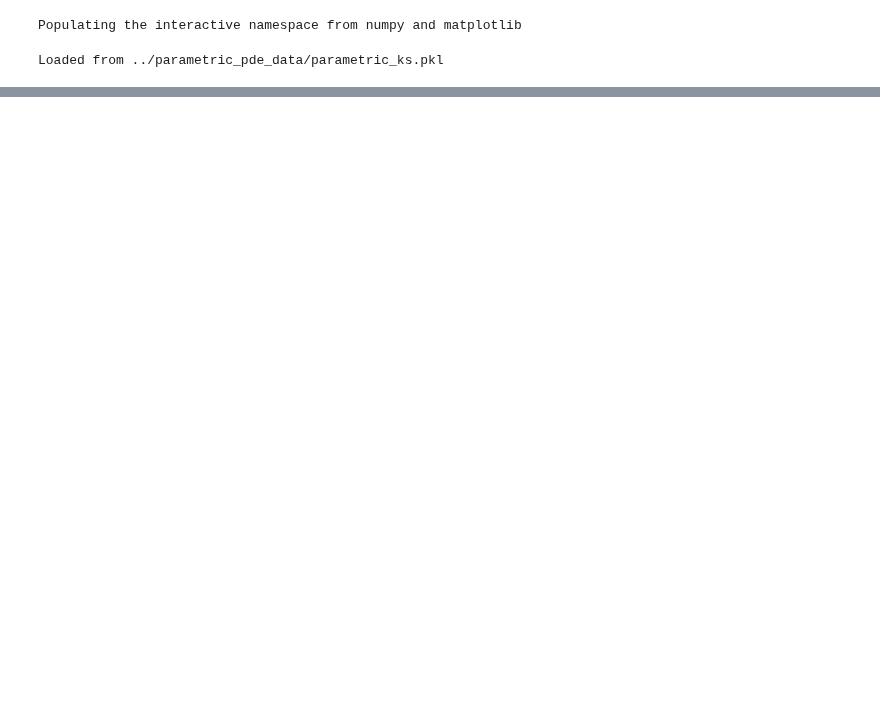
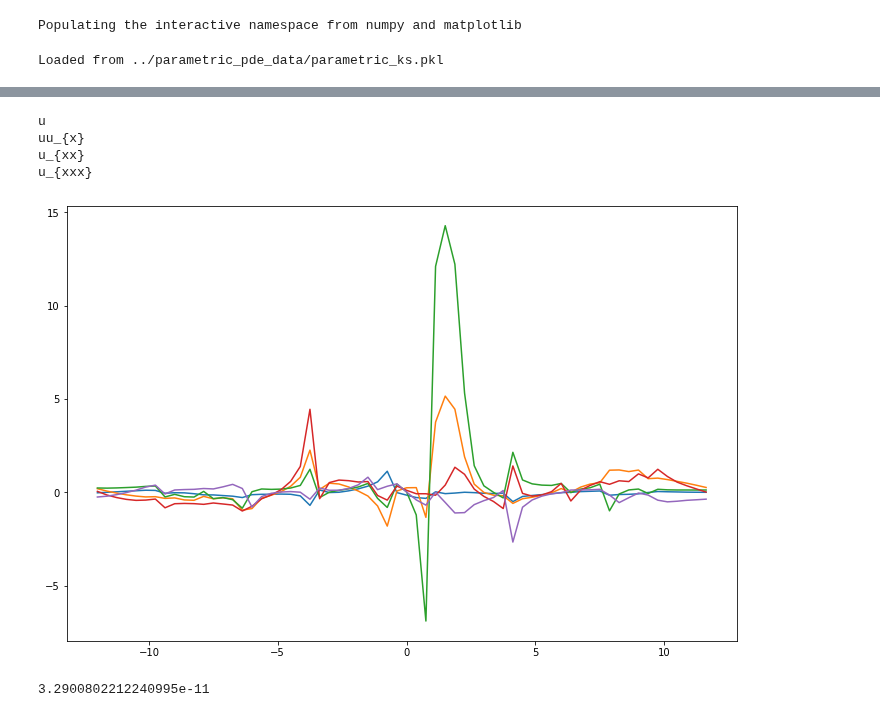
Before and after one commit to Pongpisit-Thanasutives/Multi-task-Physics-informed-neural-networks, a Jupyter notebook: inverse_parametric_ks/parametric_ks (without f & g).ipynb, the cells around one changed output, grey strips where cells are left out. Cells and saved outputs as stored; diff of their text form; code cells hidden in the pictures; blank space fills up the shorter version.

```diff
--- a/inverse_parametric_ks/parametric_ks (without f & g).ipynb
+++ b/inverse_parametric_ks/parametric_ks (without f & g).ipynb
@@ -161,0 +229,3 @@ legend(loc='center left', bbox_to_anchor=(1, 0.5), fontsize = 14)
+# %%
+dx = x[1]-x[0]
+dt = t[1]-t[0]
@@ -161,0 +245,16 @@ legend(loc='center left', bbox_to_anchor=(1, 0.5), fontsize = 14)
+# %%
+# Ut_ref, Theta_ref, rhs_des = build_linear_system(consider, dt, dx, D=4, P=3, time_diff = 'FD', space_diff = 'Fourier')
+Ut_ref, Theta_ref, rhs_des = build_linear_system(noisy(Exact[:, -64:]), dt, dx, D=4, P=3, time_diff = 'FD', space_diff = 'Fourier')
+# %%
+Theta_grouped = [real(Theta_ref[n*np.arange(m)+j,:]) for j in range(n)]
+Ut_grouped = [real(Ut_ref[n*np.arange(m)+j]) for j in range(n)]
+# %%
+Xi,Tol,Losses = TrainSGTRidge(Theta_grouped, Ut_grouped, num_tols=50, lam=1e-6)
+xi = Xi[np.argmin(Losses)]
+
+pylab.rcParams['figure.figsize'] = (12, 8)
+for j in range(xi.shape[0]):
+    if np.linalg.norm(xi[j,:]) > 1e-10:
+        print(rhs_des[j])
+        plot(x, xi[j,:], label = rhs_des[j])
+# %% [output]
@@ -161,0 +263,5 @@ legend(loc='center left', bbox_to_anchor=(1, 0.5), fontsize = 14)
+u
+uu_{x}
+u_{xx}
+u_{xxx}
+[figure, added]
@@ -161,0 +270,4 @@ legend(loc='center left', bbox_to_anchor=(1, 0.5), fontsize = 14)
+# %%
+((Exact-noisy(Exact))**2).mean()
+# %% [output]
+3.2900802212240995e-11
```
Also changed, not shown: parts of 18 cells of this notebook, 3 other files.
